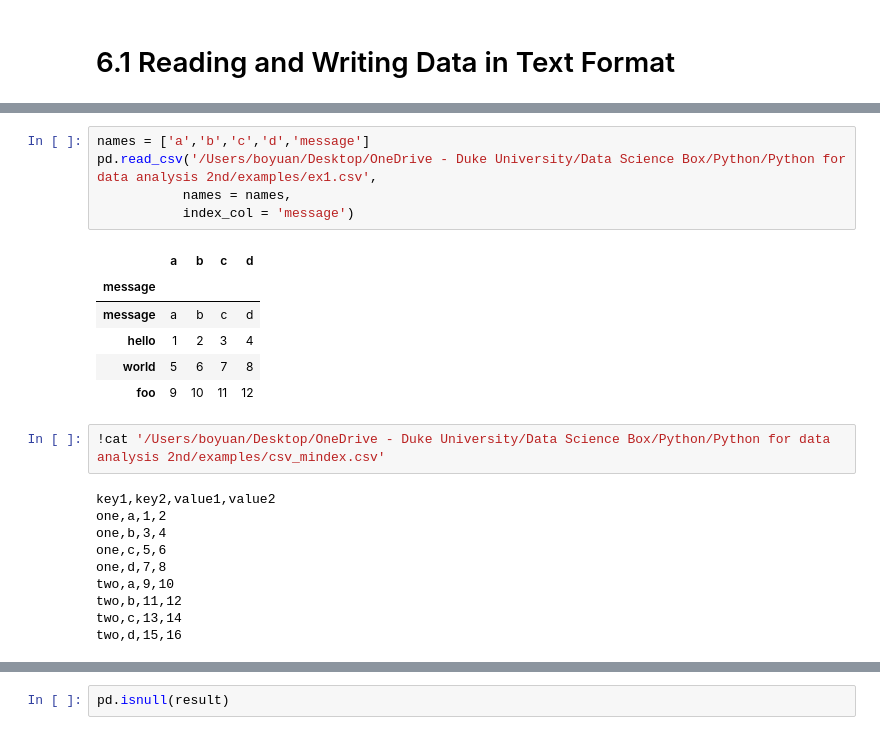
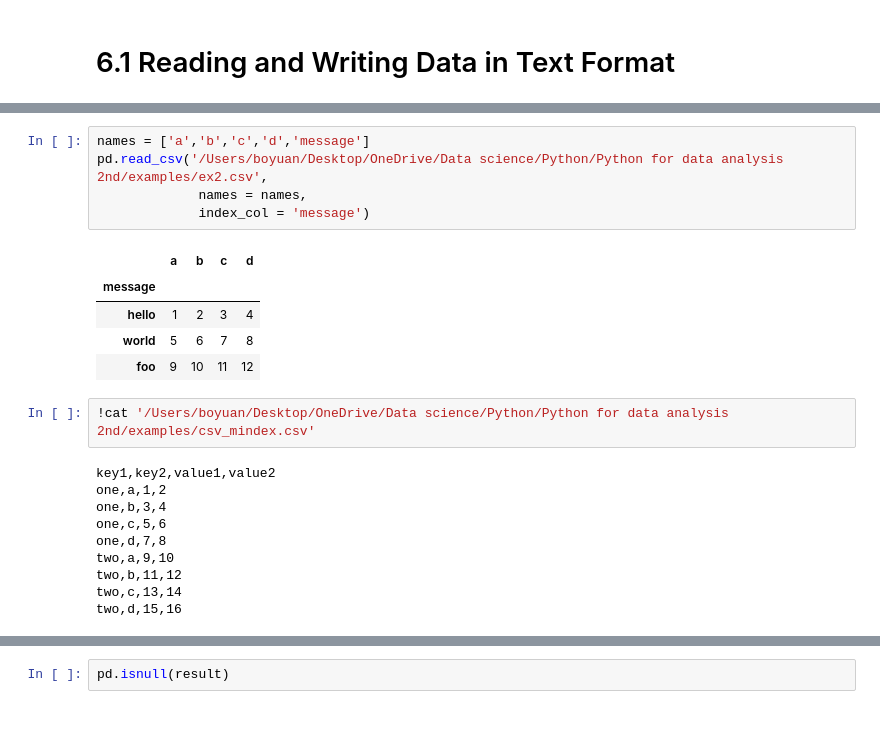
Before and after one commit to BoyuanLi-Steven/Python-For-Data-Analysis-2nd, a Jupyter notebook: Chapter 6. Data Loading, Storage, and File Formats.ipynb, the cells around one changed output, grey strips where cells are left out. Cells and saved outputs as stored; diff of their text form.

```diff
--- a/Chapter 6. Data Loading, Storage, and File Formats.ipynb
+++ b/Chapter 6. Data Loading, Storage, and File Formats.ipynb
@@ -49,18 +49,17 @@ pd.read_csv('/Users/boyuan/Desktop/OneDrive - Duke University/Data Science Box/P
 | 2 | 9 | 10 | 11 | 12 | foo |
 # %%
 names = ['a','b','c','d','message']
-pd.read_csv('/Users/boyuan/Desktop/OneDrive - Duke University/Data Science Box/Python/Python for data analysis 2nd/examples/ex1.csv',
-           names = names,
-           index_col = 'message')
+pd.read_csv('/Users/boyuan/Desktop/OneDrive/Data science/Python/Python for data analysis 2nd/examples/ex2.csv',
+             names = names,
+             index_col = 'message')
 # %% [output]
 |  | a | b | c | d |
 | message |  |  |  |  |
-| message | a | b | c | d |
 | hello | 1 | 2 | 3 | 4 |
 | world | 5 | 6 | 7 | 8 |
 | foo | 9 | 10 | 11 | 12 |
 # %%
-!cat '/Users/boyuan/Desktop/OneDrive - Duke University/Data Science Box/Python/Python for data analysis 2nd/examples/csv_mindex.csv'
+!cat '/Users/boyuan/Desktop/OneDrive/Data science/Python/Python for data analysis 2nd/examples/csv_mindex.csv'
 # %% [output]
 key1,key2,value1,value2
 one,a,1,2
```
Also changed, not shown: parts of 73 cells of this notebook.
